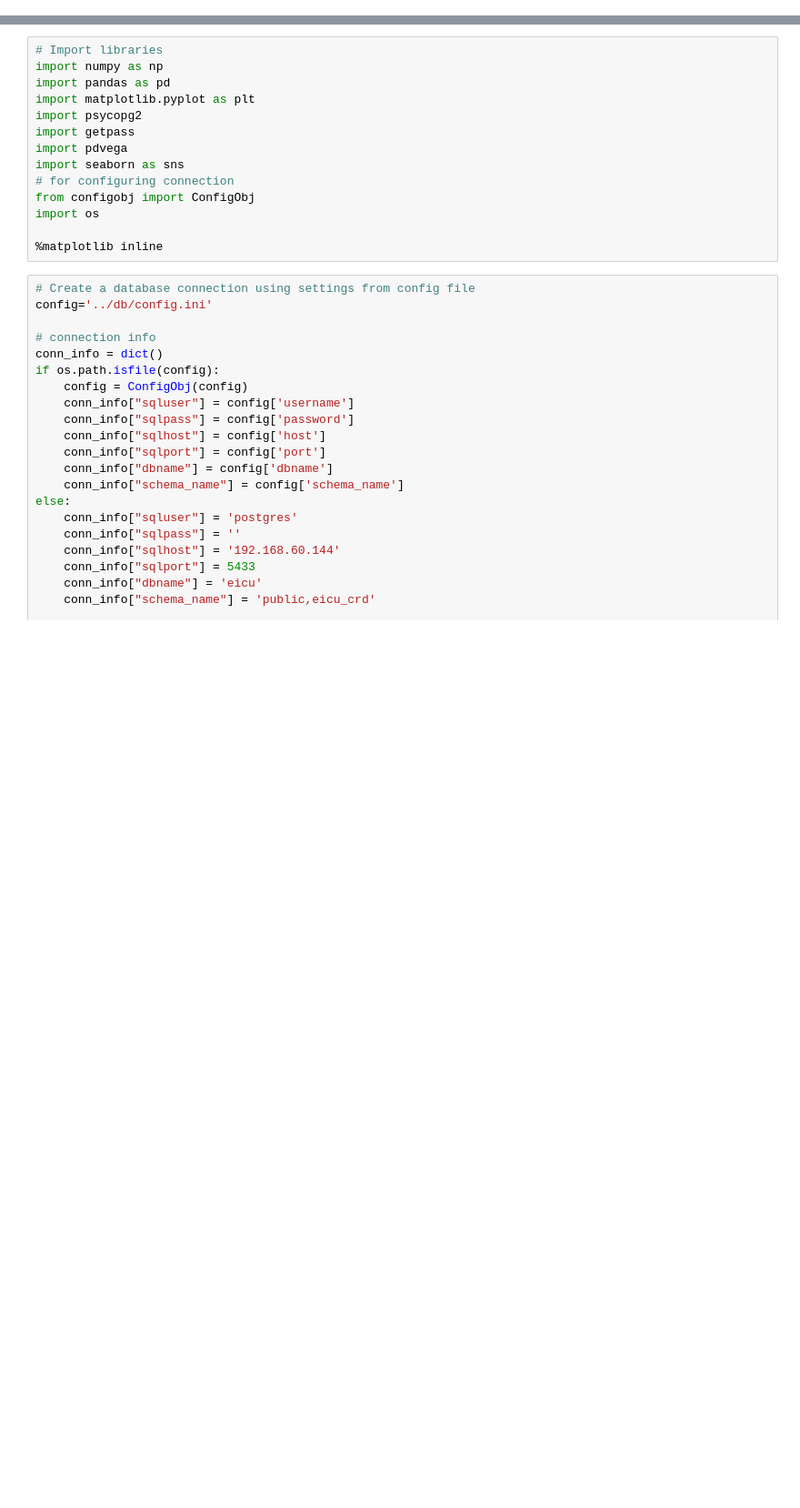
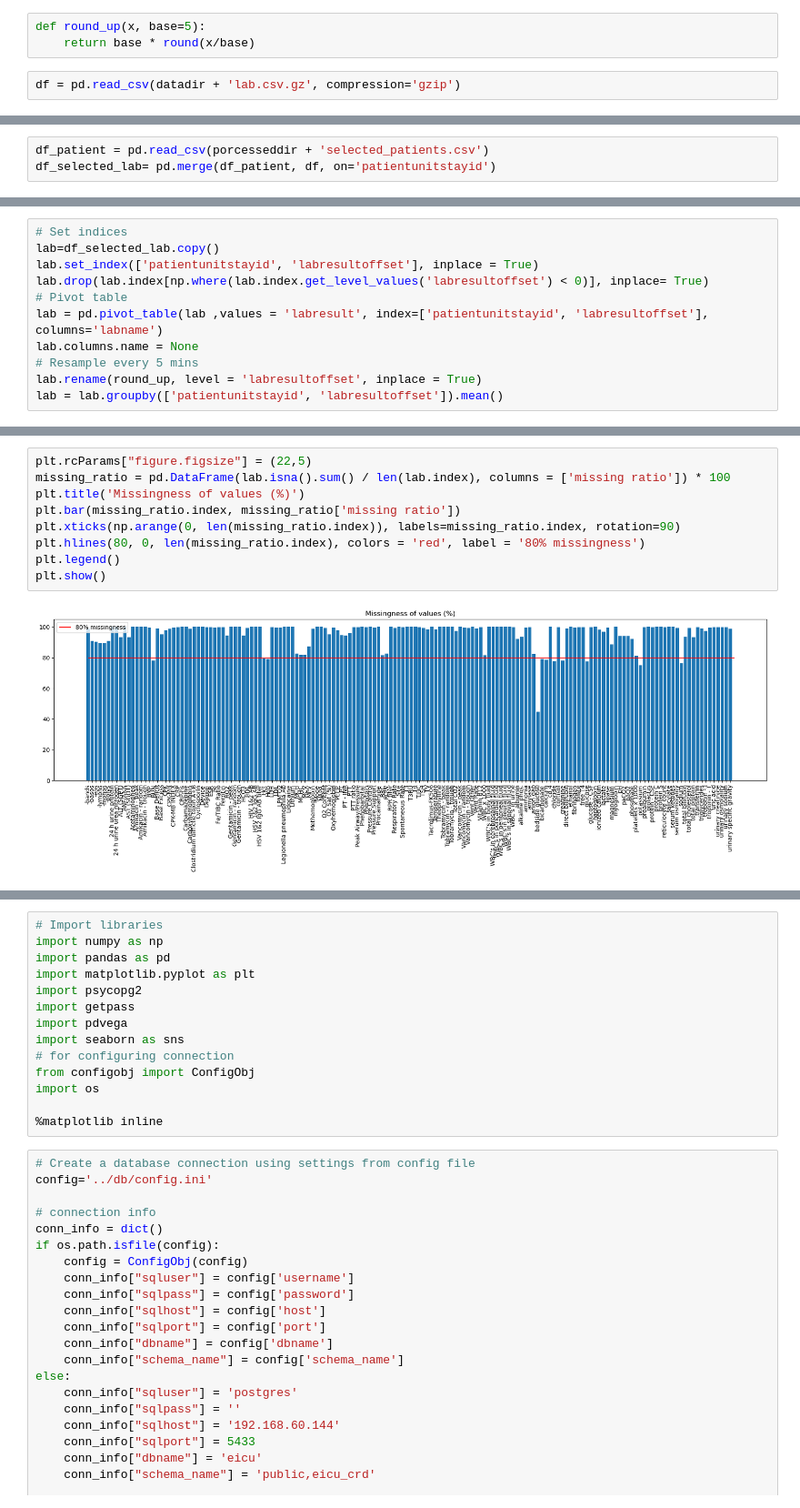
Before and after one commit to joy628/master-project, a Jupyter notebook: data-preprocessing/lab.ipynb, the cells around one changed output, grey strips where cells are left out. Shown at 91% size. Drawn from its saved outputs; the diff is of its cells as text; blank space fills up the shorter version.

Commit message:
patient analysis

```diff
--- a/data-preprocessing/lab.ipynb
+++ b/data-preprocessing/lab.ipynb
@@ -0,0 +10,5 @@
+# %%
+def round_up(x, base=5):
+    return base * round(x/base)
+# %%
+df = pd.read_csv(datadir + 'lab.csv.gz', compression='gzip')
@@ -0,0 +24,3 @@
+# %%
+df_patient = pd.read_csv(porcesseddir + 'selected_patients.csv')
+df_selected_lab= pd.merge(df_patient, df, on='patientunitstayid')
@@ -0,0 +36,11 @@
+# %%
+# Set indices
+lab=df_selected_lab.copy()
+lab.set_index(['patientunitstayid', 'labresultoffset'], inplace = True)
+lab.drop(lab.index[np.where(lab.index.get_level_values('labresultoffset') < 0)], inplace= True)
+# Pivot table
+lab = pd.pivot_table(lab ,values = 'labresult', index=['patientunitstayid', 'labresultoffset'], columns='labname')
+lab.columns.name = None
+# Resample every 5 mins
+lab.rename(round_up, level = 'labresultoffset', inplace = True)
+lab = lab.groupby(['patientunitstayid', 'labresultoffset']).mean()
@@ -0,0 +81,11 @@
+# %%
+plt.rcParams["figure.figsize"] = (22,5)
+missing_ratio = pd.DataFrame(lab.isna().sum() / len(lab.index), columns = ['missing ratio']) * 100
+plt.title('Missingness of values (%)')
+plt.bar(missing_ratio.index, missing_ratio['missing ratio'])
+plt.xticks(np.arange(0, len(missing_ratio.index)), labels=missing_ratio.index, rotation=90)
+plt.hlines(80, 0, len(missing_ratio.index), colors = 'red', label = '80% missingness')
+plt.legend()
+plt.show()
+# %% [output]
+[figure, added]
```
Also changed, not shown: parts of 15 cells of this notebook, 5 other files.
